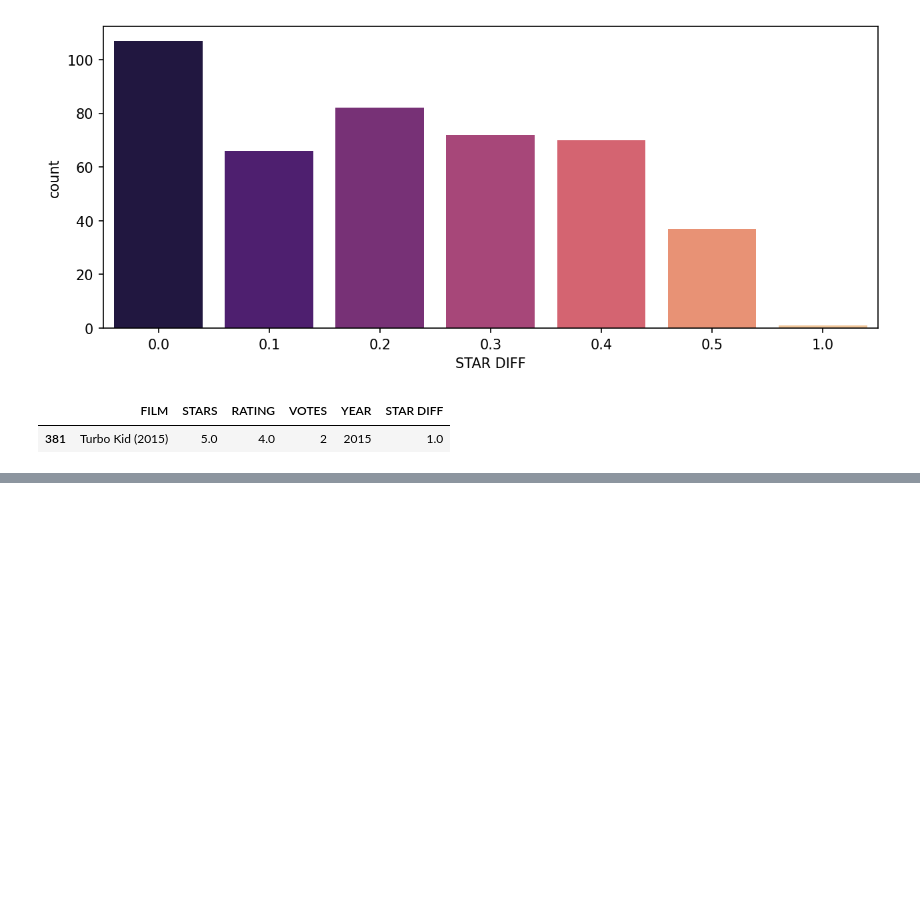
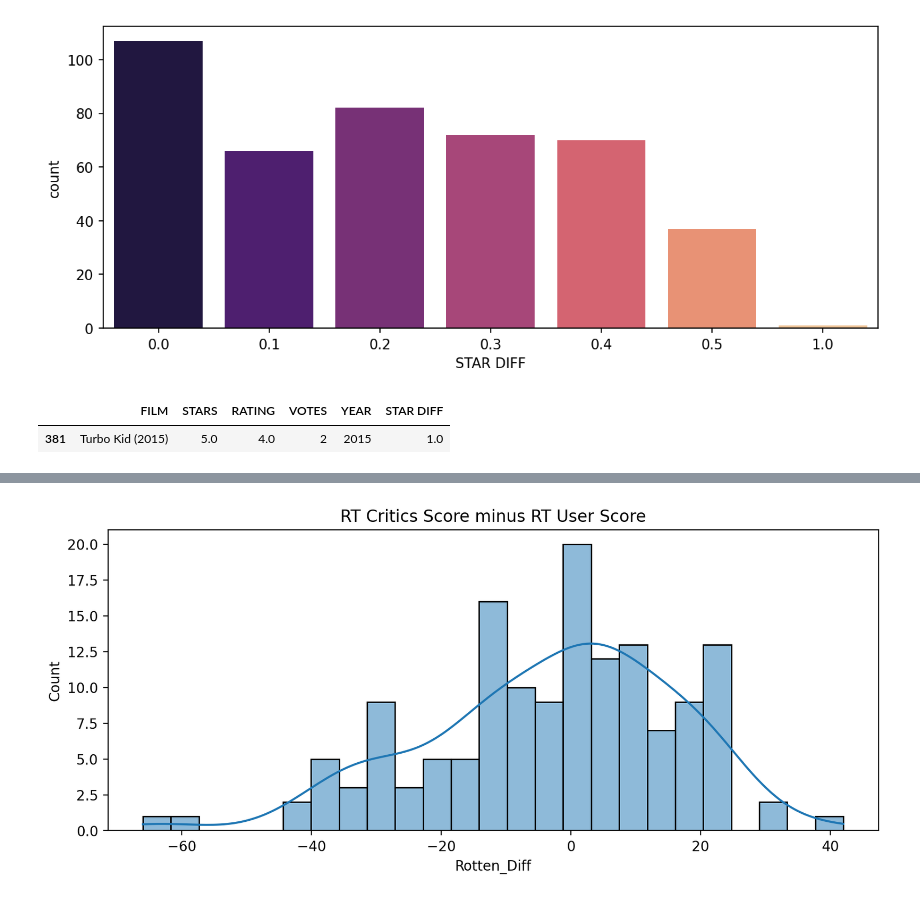
Before and after one commit to Sourabh-Bharale/capStone, a Jupyter notebook: model.ipynb, the cells around one changed output, grey strips where cells are left out. Saved outputs shown, nothing was run; the diff lists cells and outputs as text; code cells hidden in the pictures; blank space fills up the shorter version.

```diff
--- a/model.ipynb
+++ b/model.ipynb
@@ -88,0 +108,3 @@ fanReviewedMovies[fanReviewedMovies['STAR DIFF']==1]
+# %%
+allSitesDF['Rotten_Diff']  = (allSitesDF['RottenTomatoes'] - allSitesDF['RottenTomatoes_User'])
+allSitesDF
@@ -88,0 +125,6 @@ fanReviewedMovies[fanReviewedMovies['STAR DIFF']==1]
+# %%
+plt.figure(figsize=(10,4),dpi=200)
+sns.histplot(data=allSitesDF,x='Rotten_Diff',kde=True,bins=25)
+plt.title("RT Critics Score minus RT User Score");
+# %% [output]
+[figure, added]
```
Also changed, not shown: parts of 11 cells of this notebook.
